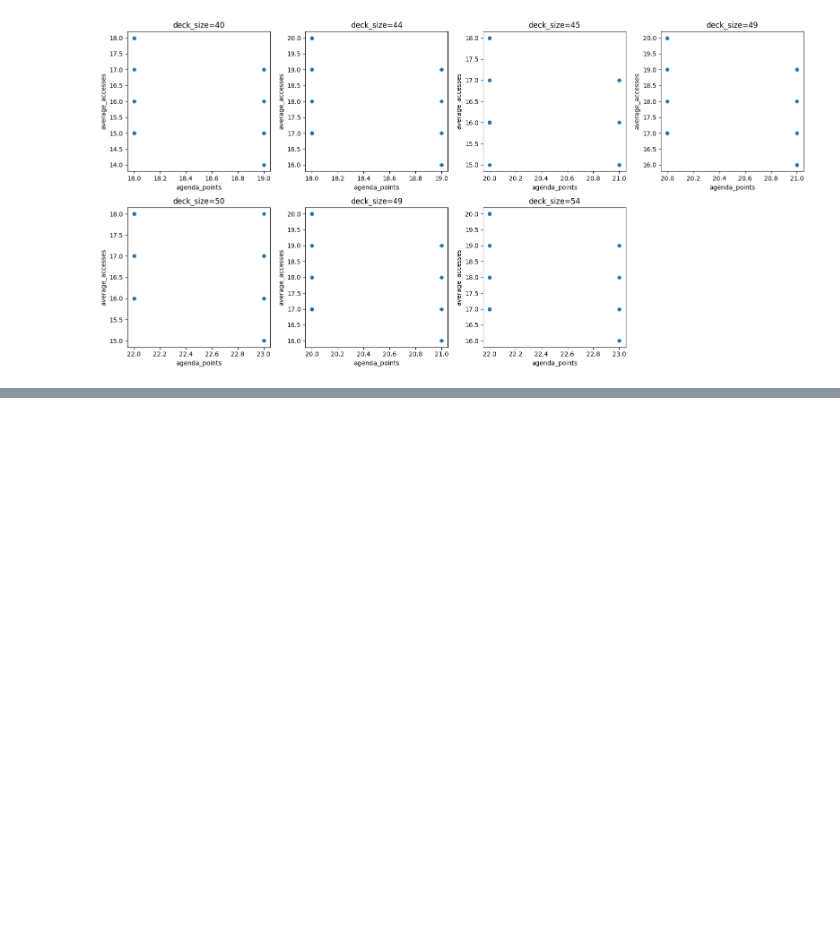
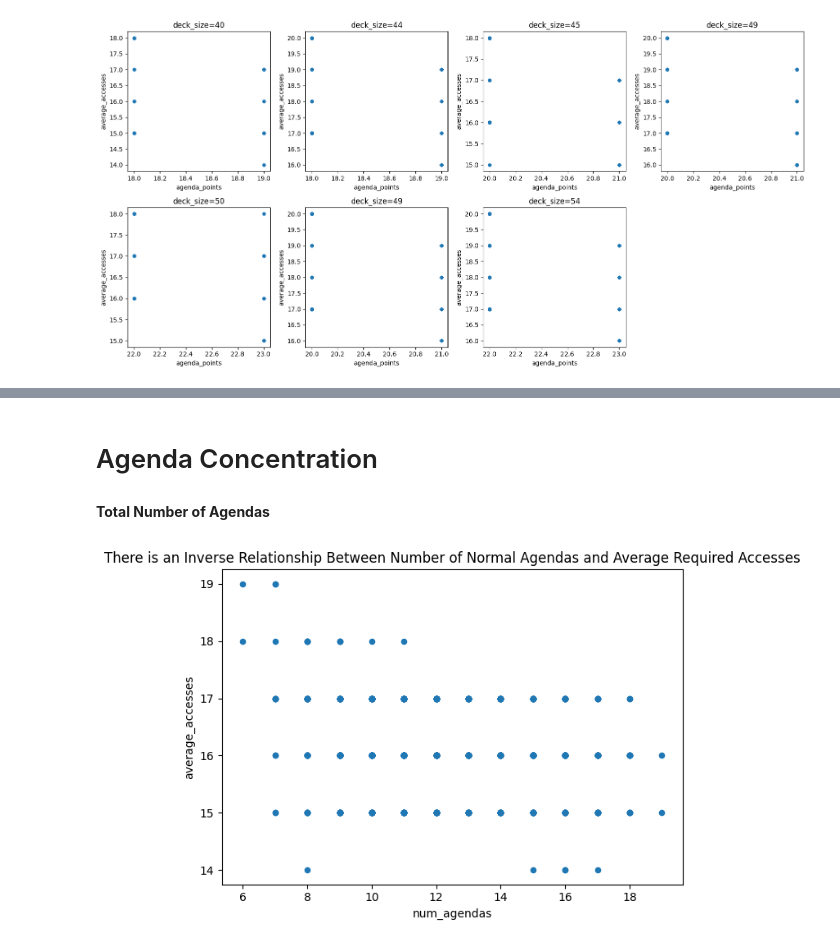
Before and after one commit to Johndsalas/Netrunner-Analysis, a Jupyter notebook: Netrunner_Agenda_Points_Analysis.ipynb, the cells around one changed output, grey strips where cells are left out. Saved outputs shown, nothing was run; the diff lists cells and outputs as text; code cells hidden in the pictures; blank space fills up the shorter version.

Commit message:
working on agenda concentration section

```diff
--- a/Netrunner_Agenda_Points_Analysis.ipynb
+++ b/Netrunner_Agenda_Points_Analysis.ipynb
@@ -316,0 +292,11 @@ df[(df['agenda_type'] == "Normal") & (df['deck_size'] == 40) & (df['average_acce
+# %% [markdown]
+# Agenda Concentration
+# %% [markdown]
+**Total Number of Agendas**
+# %%
+df_normal.plot.scatter(x='num_agendas', y='average_accesses', title='There is an Inverse Relationship Between Number of Normal Agendas and Average Required Accesses')
+
+plt.tight_layout()
+plt.show()
+# %% [output]
+[figure, added]
```
Also changed, not shown: parts of 28 cells of this notebook.
